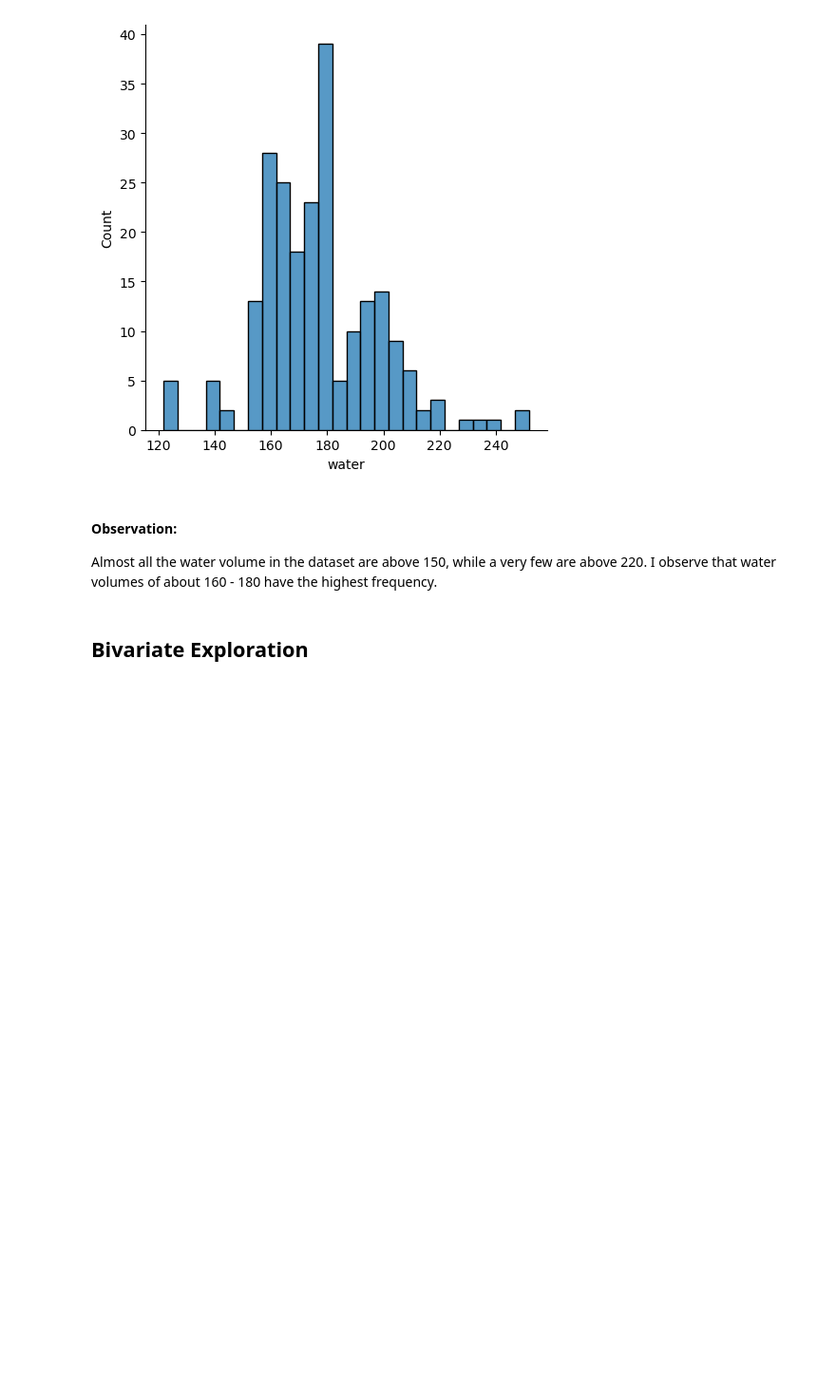
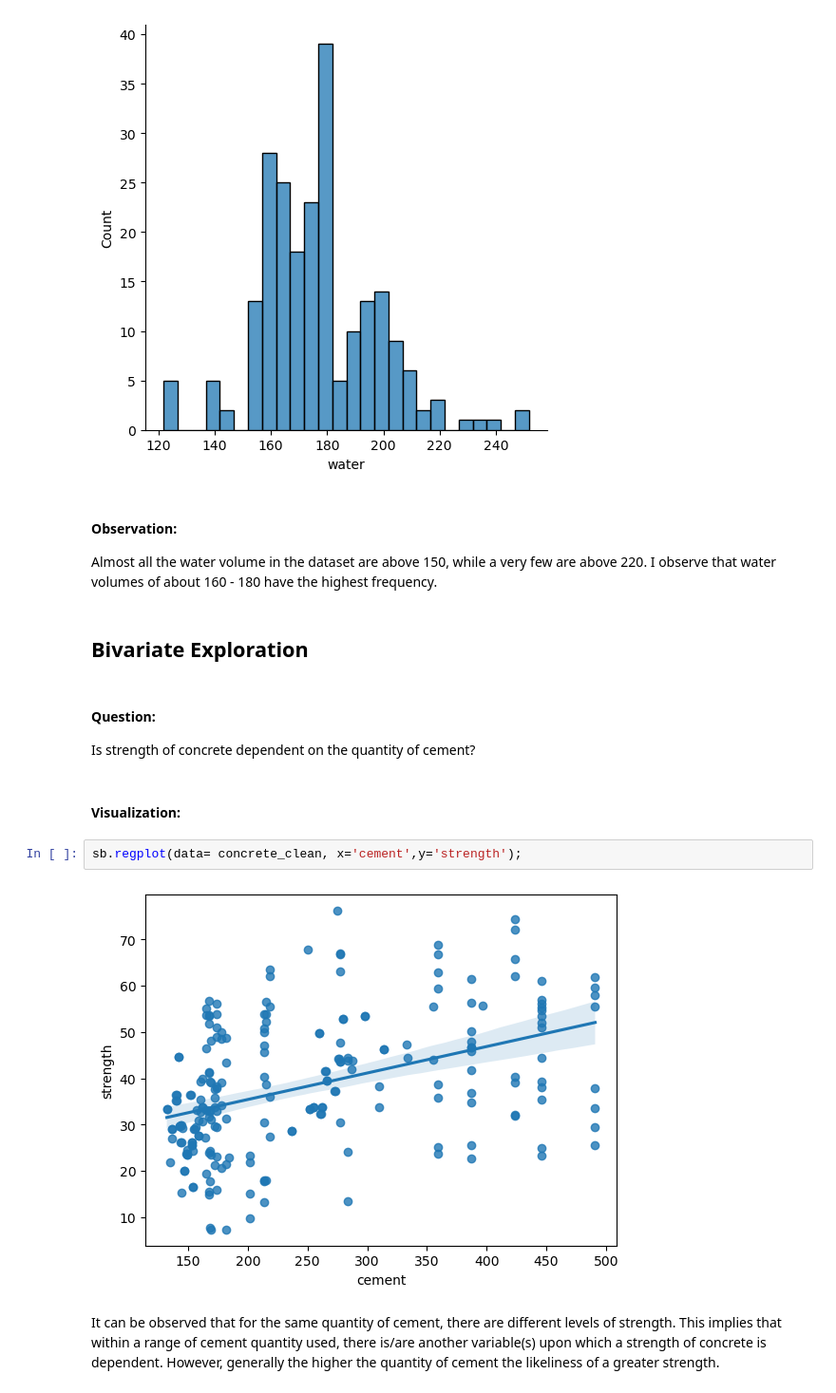
Before and after one commit to ahamzah003/cement_manufacturing_data-analysis, a Jupyter notebook: part_I_exploration.ipynb, the cells around one changed output. Shown at 95% size. Drawn from its saved outputs; the diff is of its cells as text; blank space fills up the shorter version.

Commit message:
feat: Create plot of strength against cement quantity

```diff
--- a/part_I_exploration.ipynb
+++ b/part_I_exploration.ipynb
@@ -162,3 +162,14 @@ sb.displot(concrete_clean['water'], bins = bin_edges);
 Almost all the water volume in the dataset are above 150, while a very few are above 220. I observe that water volumes of about 160 - 180 have the highest frequency.
 # %% [markdown]
 ## Bivariate Exploration
+# %% [markdown]
+#### Question:
+Is strength of concrete dependent on the quantity of cement?
+# %% [markdown]
+#### Visualization:
+# %%
+sb.regplot(data= concrete_clean, x='cement',y='strength');
+# %% [output]
+[figure, added]
+# %% [markdown]
+It can be observed that for the same quantity of cement, there are different levels of strength. This implies that within a range of cement quantity used, there is/are another variable(s) upon which a strength of concrete is dependent. However, generally the higher the quantity of cement the likeliness of a greater strength.
```
Also changed, not shown: parts of 1 cell of this notebook.
